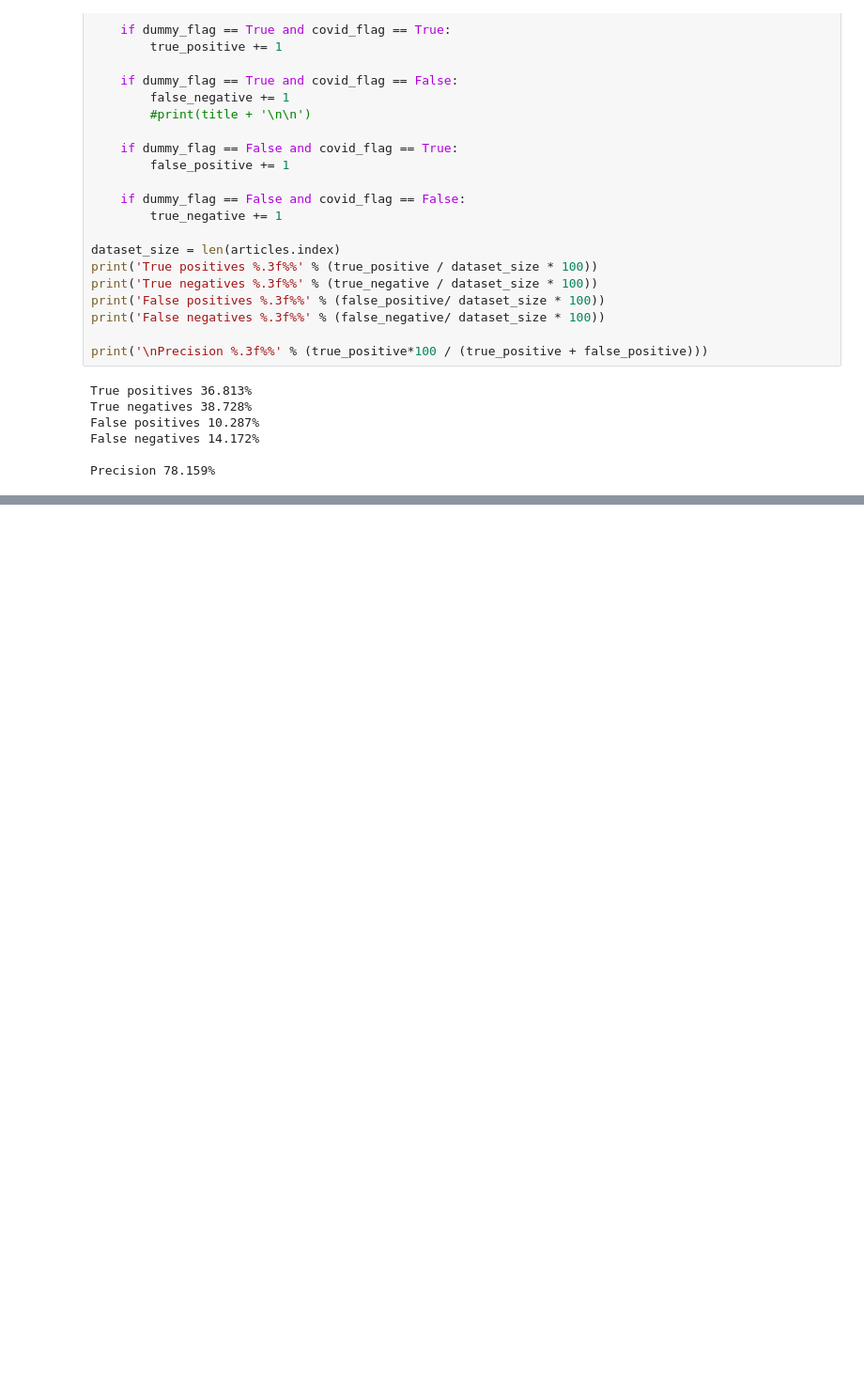
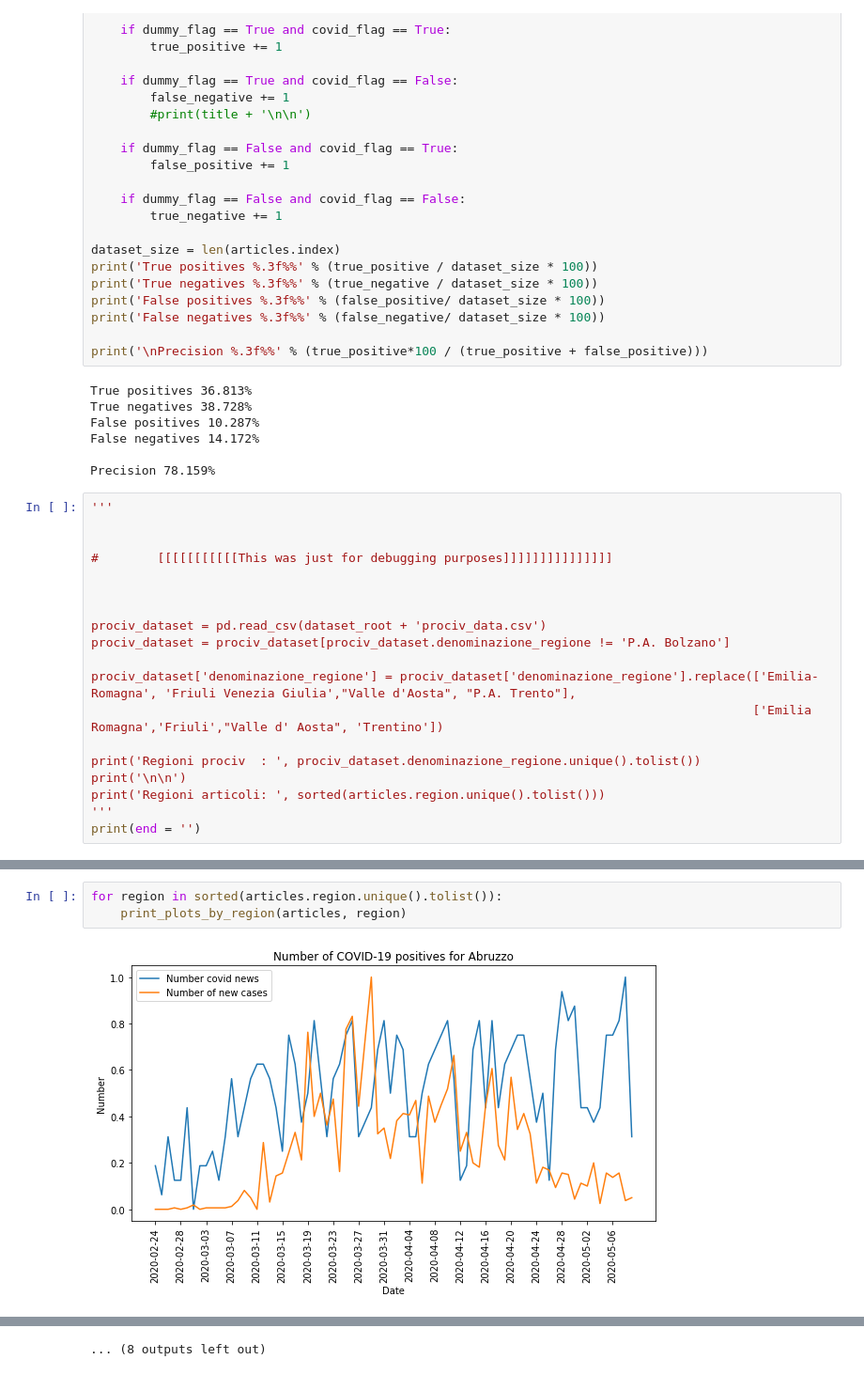
Before and after one commit to Gruntrexpewrus/StatLearnTeam, a Jupyter notebook: articles_analysis/Region Analysis.ipynb, the cells around one changed output, grey strips where cells are left out. Shown at 94% size. Cells and saved outputs as stored; diff of their text form; blank space fills up the shorter version.

Commit message:
Added plots for region analysis, added a copy of prociv dataset for better access

```diff
--- a/articles_analysis/Region Analysis.ipynb
+++ b/articles_analysis/Region Analysis.ipynb
@@ -122,3 +122,22 @@ False positives 10.287%
 False negatives 14.172%
 
 Precision 78.159%
+# %%
+'''
+
+
+#        [[[[[[[[[[[This was just for debugging purposes]]]]]]]]]]]]]]]
+
+
+
+prociv_dataset = pd.read_csv(dataset_root + 'prociv_data.csv')
+prociv_dataset = prociv_dataset[prociv_dataset.denominazione_regione != 'P.A. Bolzano']
+
+prociv_dataset['denominazione_regione'] = prociv_dataset['denominazione_regione'].replace(['Emilia-Romagna', 'Friuli Venezia Giulia',"Valle d'Aosta", "P.A. Trento"],
+                                                                                          ['Emilia Romagna','Friuli',"Valle d' Aosta", 'Trentino'])
+
+print('Regioni prociv  : ', prociv_dataset.denominazione_regione.unique().tolist())
+print('\n\n')
+print('Regioni articoli: ', sorted(articles.region.unique().tolist()))
+'''
+print(end = '')
@@ -124,0 +191,5 @@ Precision 78.159%
+# %%
+for region in sorted(articles.region.unique().tolist()):
+    print_plots_by_region(articles, region)
+# %% [output]
+[figure, added]
@@ -124,0 +207 @@ Precision 78.159%
+... (8 outputs left out)
```
Also changed, not shown: parts of 2 cells of this notebook, 1 other file.
